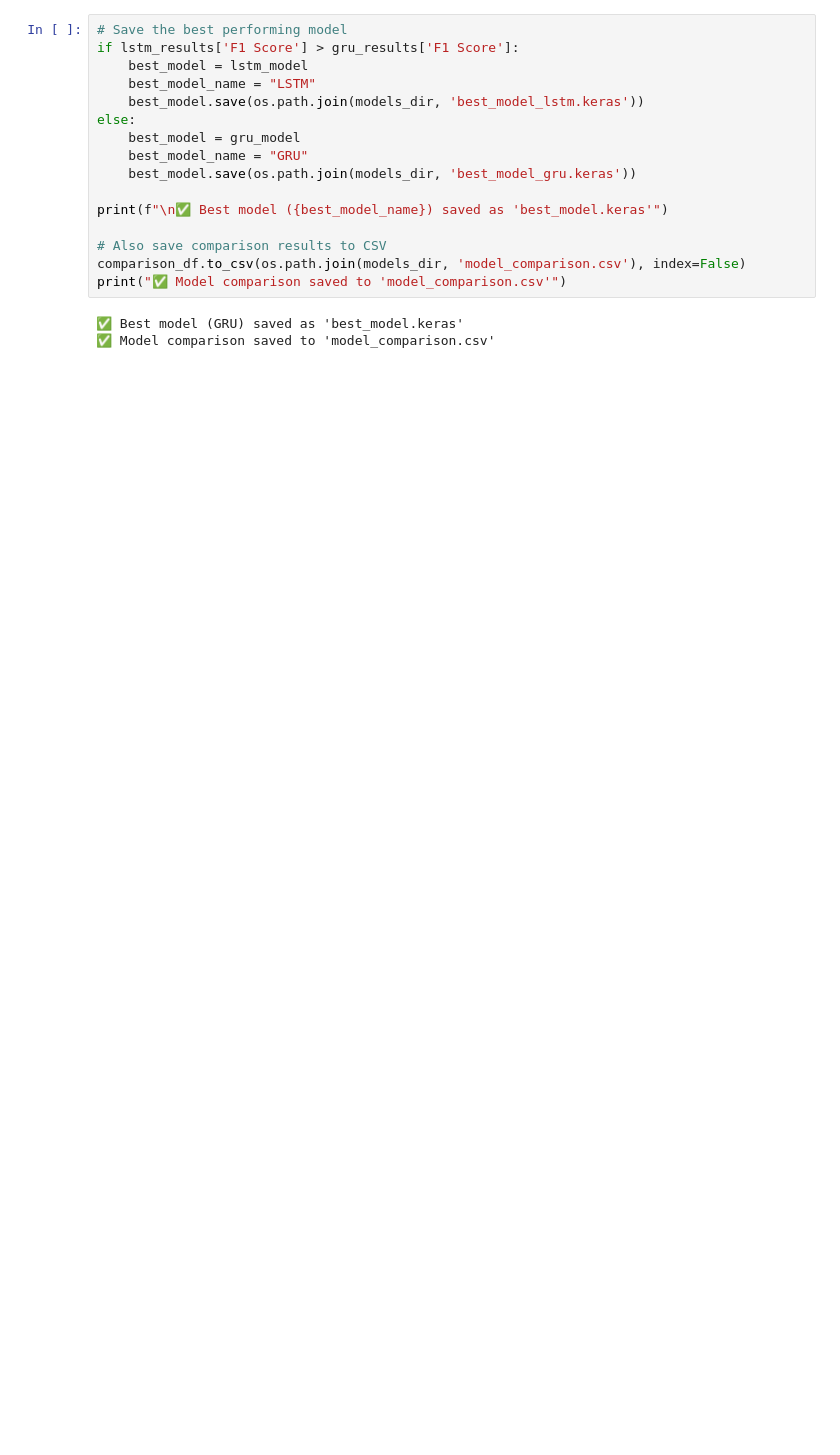
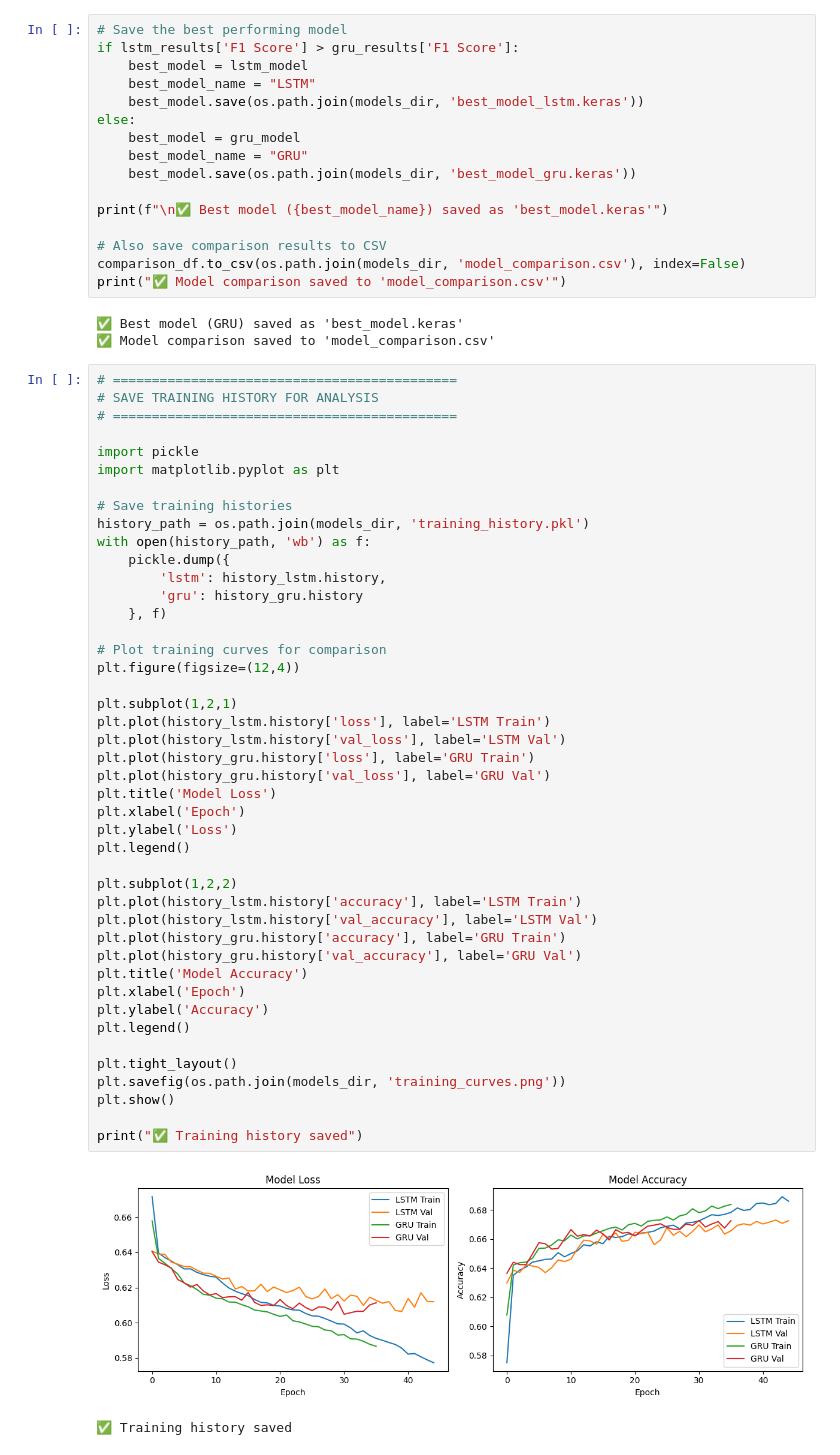
Before and after one commit to AswathyAshokManalil/portfolio_prjct, a Jupyter notebook: PORTFOLIO_PROJECT/notebooks/model_experiments.ipynb, the cells around one changed output. Saved outputs shown, nothing was run; the diff lists cells and outputs as text; blank space fills up the shorter version.

```diff
--- a/PORTFOLIO_PROJECT/notebooks/model_experiments.ipynb
+++ b/PORTFOLIO_PROJECT/notebooks/model_experiments.ipynb
@@ -312,3 +312,50 @@ print("✅ Model comparison saved to 'model_comparison.csv'")
 # %% [output]
 ✅ Best model (GRU) saved as 'best_model.keras'
 ✅ Model comparison saved to 'model_comparison.csv'
+# %%
+# ============================================
+# SAVE TRAINING HISTORY FOR ANALYSIS
+# ============================================
+
+import pickle
+import matplotlib.pyplot as plt
+
+# Save training histories
+history_path = os.path.join(models_dir, 'training_history.pkl')
+with open(history_path, 'wb') as f:
+    pickle.dump({
+        'lstm': history_lstm.history,
+        'gru': history_gru.history
+    }, f)
+
+# Plot training curves for comparison
+plt.figure(figsize=(12,4))
+
+plt.subplot(1,2,1)
+plt.plot(history_lstm.history['loss'], label='LSTM Train')
+plt.plot(history_lstm.history['val_loss'], label='LSTM Val')
+plt.plot(history_gru.history['loss'], label='GRU Train')
+plt.plot(history_gru.history['val_loss'], label='GRU Val')
+plt.title('Model Loss')
+plt.xlabel('Epoch')
+plt.ylabel('Loss')
+plt.legend()
+
+plt.subplot(1,2,2)
+plt.plot(history_lstm.history['accuracy'], label='LSTM Train')
+plt.plot(history_lstm.history['val_accuracy'], label='LSTM Val')
+plt.plot(history_gru.history['accuracy'], label='GRU Train')
+plt.plot(history_gru.history['val_accuracy'], label='GRU Val')
+plt.title('Model Accuracy')
+plt.xlabel('Epoch')
+plt.ylabel('Accuracy')
+plt.legend()
+
+plt.tight_layout()
+plt.savefig(os.path.join(models_dir, 'training_curves.png'))
+plt.show()
+
+print("✅ Training history saved")
+# %% [output]
+[figure, added]
+✅ Training history saved
```
Also changed, not shown: parts of 8 cells of this notebook, 16 other files.
